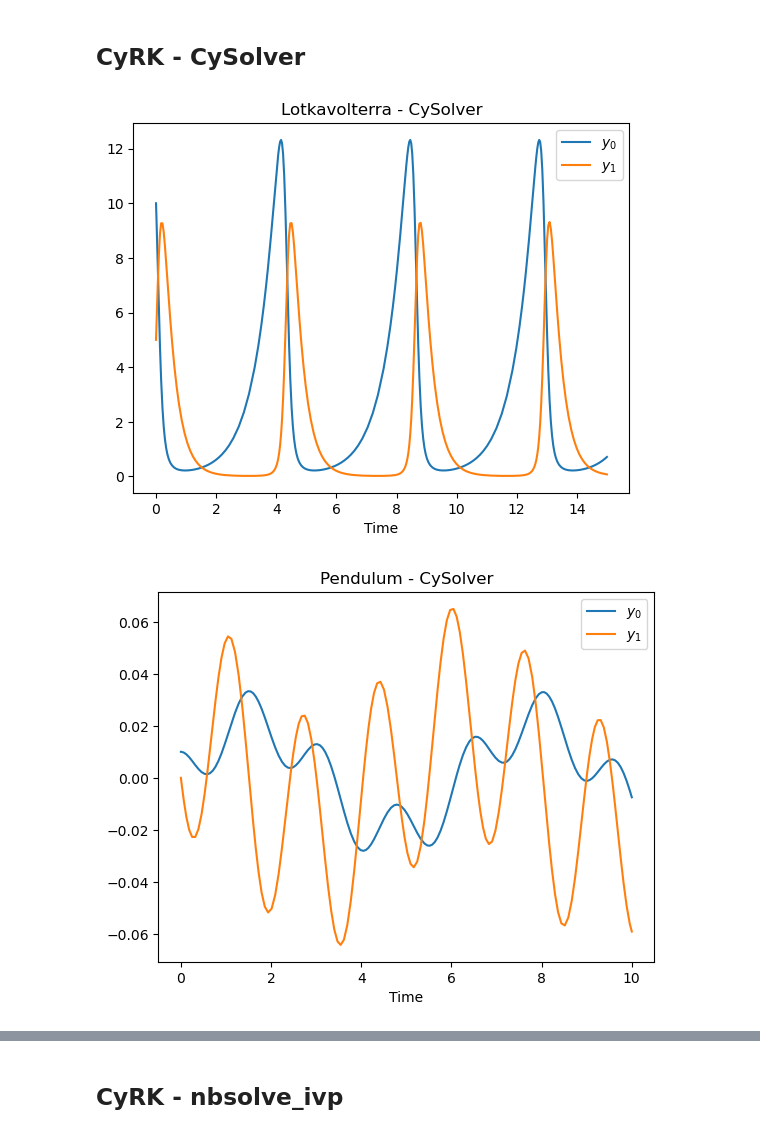
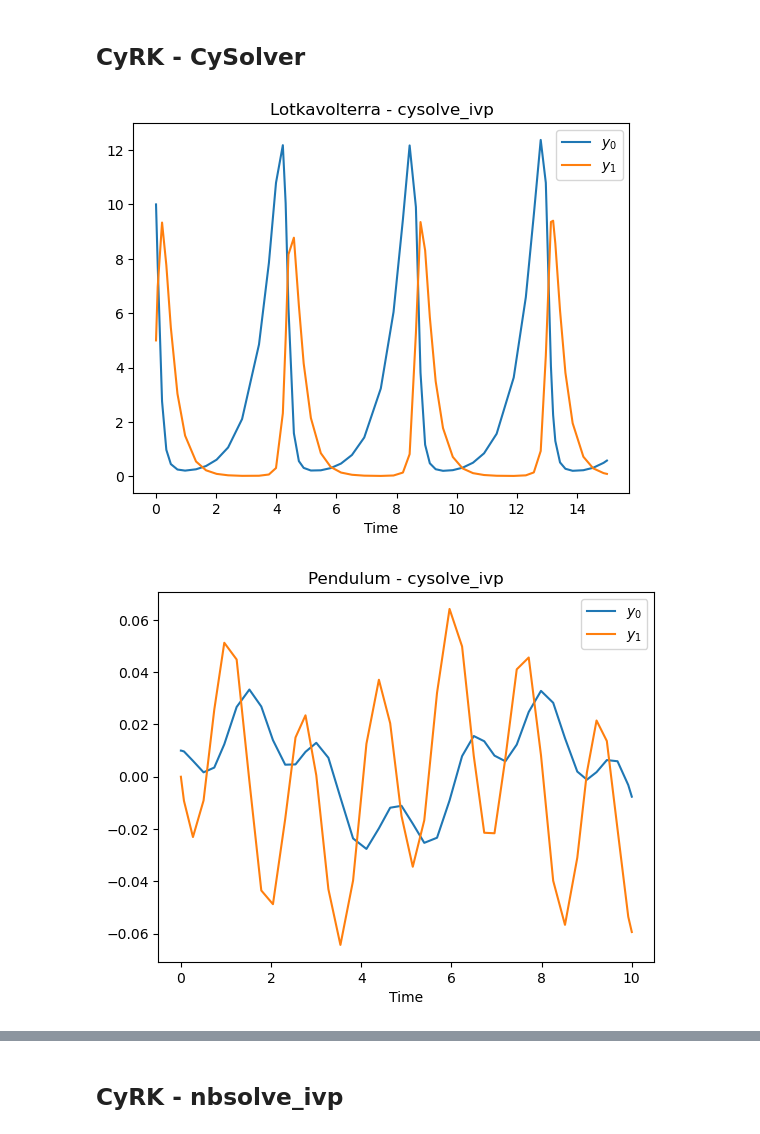
Before and after one commit to jrenaud90/CyRK, a Jupyter notebook: Performance/Differential Equation Check.ipynb, the cells around one changed output, grey strips where cells are left out. Drawn from its saved outputs; the diff is of its cells as text; code cells hidden in the pictures.

```diff
--- a/Performance/Differential Equation Check.ipynb
+++ b/Performance/Differential Equation Check.ipynb
@@ -11,14 +12,14 @@ del diffeqs['Lorenz-ExtraOut']
 # %%
-for diffeq_name, (cy_diffeq, nb_diffeq, args_, y0, timespans, CySolverClass) in diffeqs.items():
+for diffeq_name, (cy_diffeq, nb_diffeq, args_, y0, timespans, CySolverDiffeqInt) in diffeqs.items():
 
     time_span = timespans[0]
-    time_domain, y_results, success, message = cyrk_ode(cy_diffeq, time_span, y0, args_, rk_method=1)
-    y_len = y_results.shape[0]
+    result = pysolve_ivp(cy_diffeq, time_span, y0, args=args_, method='RK45', pass_dy_as_arg=True)
+    y_len = result.num_y
 
 
     fig, ax = plt.subplots()
     for i in range(y_len):
-        ax.plot(time_domain, np.real(y_results[i, :]), label=f'$y_{i}$')
-    ax.set(title=f'{diffeq_name} - cyrk_ode', xlabel='Time')
+        ax.plot(result.t, result.y[i, :], label=f'$y_{i}$')
+    ax.set(title=f'{diffeq_name} - pysolve_ivp', xlabel='Time')
     ax.legend(loc='best')
 # %% [output]
@@ -28,19 +29,18 @@ for diffeq_name, (cy_diffeq, nb_diffeq, args_, y0, timespans, CySolverClass) in
 # %% [markdown]
 ## CyRK - CySolver
 # %%
-for diffeq_name, (cy_diffeq, nb_diffeq, args_, y0, timespans, CySolverClass) in diffeqs.items():
+for diffeq_name, (cy_diffeq, nb_diffeq, args_, y0, timespans, CySolverDiffeqInt) in diffeqs.items():
 
     time_span = timespans[0]
-    CySolverInst = CySolverClass(time_span, y0, args_, rk_method=1)
-    CySolverInst.solve()
-    y_len = CySolverInst.y.shape[0]
+    result = cytester(CySolverDiffeqInt, time_span, y0, args=np.asarray(args_), method=1)
+    y_len = result.num_y
 
 
     fig, ax = plt.subplots()
     for i in range(y_len):
-        ax.plot(CySolverInst.solution_t, np.real(CySolverInst.y[i, :]), label=f'$y_{i}$')
-    ax.set(title=f'{diffeq_name} - CySolver', xlabel='Time')
+        ax.plot(result.t, result.y[i, :], label=f'$y_{i}$')
+    ax.set(title=f'{diffeq_name} - cysolve_ivp', xlabel='Time')
     ax.legend(loc='best')
 # %% [output]
-[figure, old version]
+[figure, new version]
-[figure, old version]
+[figure, new version]
```
Also changed, not shown: parts of 5 cells of this notebook, 8 other files.
